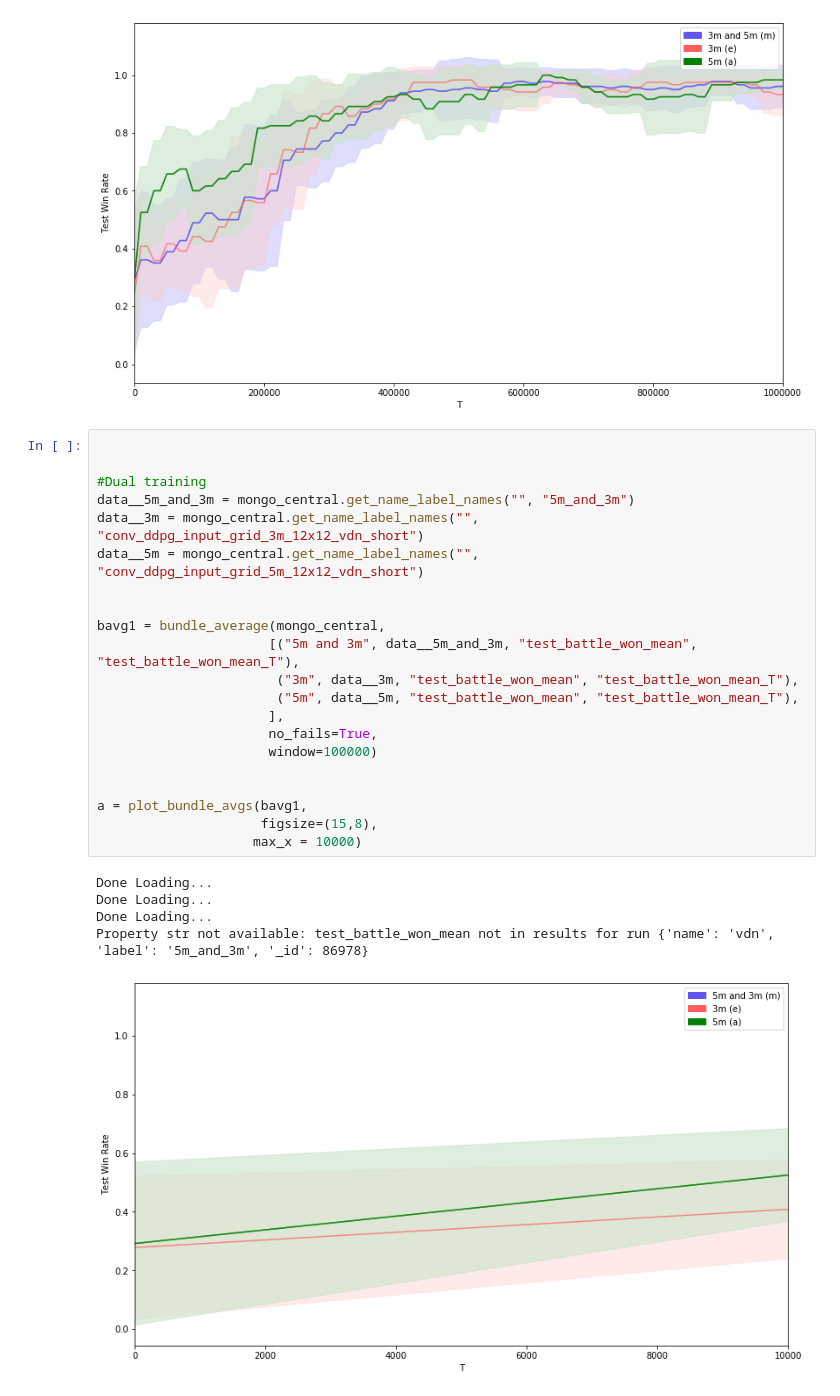
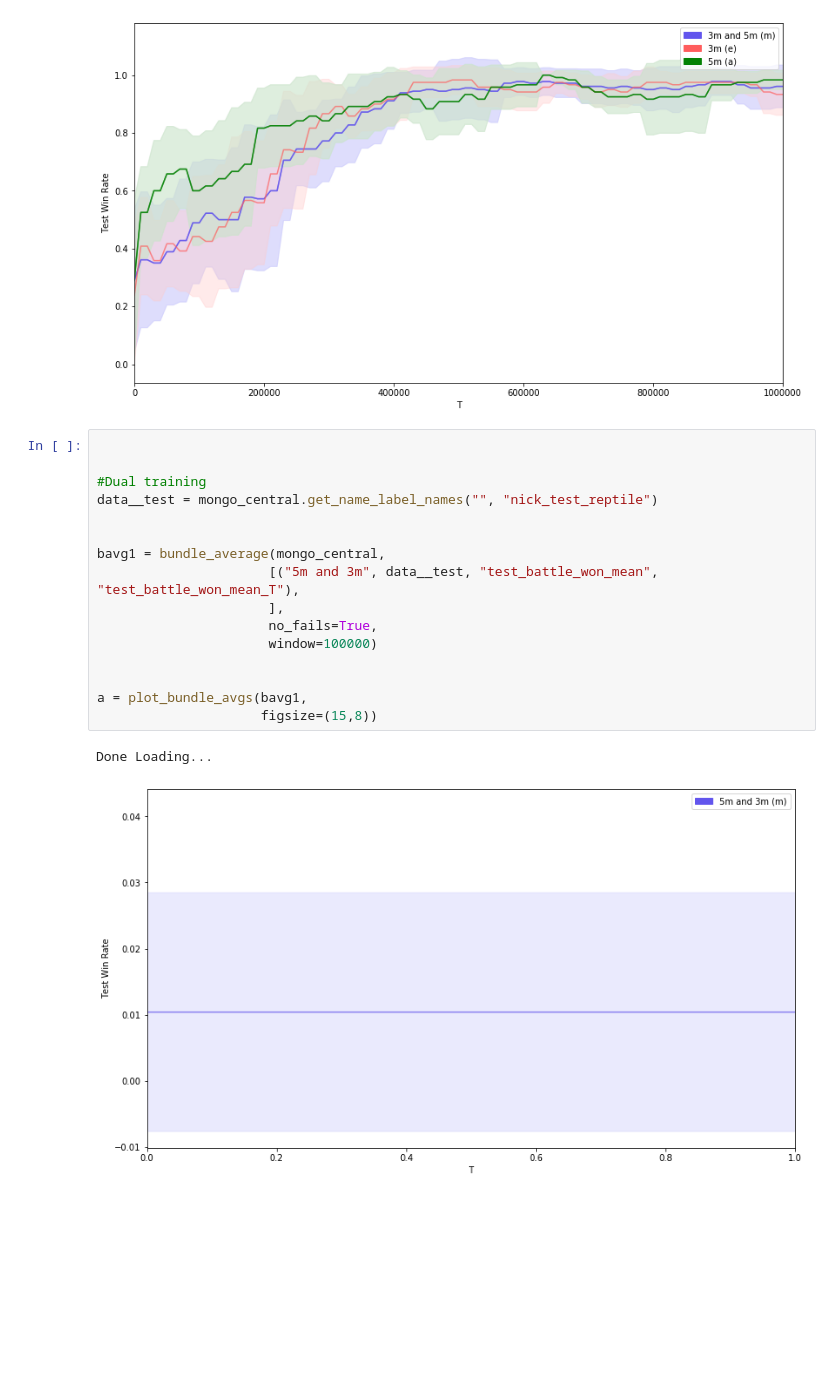
Before and after one commit to nicholasburden/pymarl, a Jupyter notebook: analysis/analysis2.ipynb, the cells around one changed output. Cells and saved outputs as stored; diff of their text form; blank space fills up the shorter version.

```diff
--- a/analysis/analysis2.ipynb
+++ b/analysis/analysis2.ipynb
@@ -470,27 +470,19 @@ Property str not available: test_battle_won_mean not in results for run {'name':
 # %%
 
 
 #Dual training
-data__5m_and_3m = mongo_central.get_name_label_names("", "5m_and_3m")
-data__3m = mongo_central.get_name_label_names("", "conv_ddpg_input_grid_3m_12x12_vdn_short")
-data__5m = mongo_central.get_name_label_names("", "conv_ddpg_input_grid_5m_12x12_vdn_short")
+data__test = mongo_central.get_name_label_names("", "nick_test_reptile")
 
 
 bavg1 = bundle_average(mongo_central,
-                      [("5m and 3m", data__5m_and_3m, "test_battle_won_mean", "test_battle_won_mean_T"),
-                       ("3m", data__3m, "test_battle_won_mean", "test_battle_won_mean_T"),
-                       ("5m", data__5m, "test_battle_won_mean", "test_battle_won_mean_T"),
+                      [("5m and 3m", data__test, "test_battle_won_mean", "test_battle_won_mean_T"),
                       ],
                       no_fails=True,
                       window=100000)
 
 
 a = plot_bundle_avgs(bavg1,
-                     figsize=(15,8),
-                    max_x = 10000)
+                     figsize=(15,8))
 # %% [output]
 Done Loading...
-Done Loading...
-Done Loading...
-Property str not available: test_battle_won_mean not in results for run {'name': 'vdn', 'label': '5m_and_3m', '_id': 86978}
-[figure, old version]
+[figure, new version]
```
Also changed, not shown: 3 other files.
